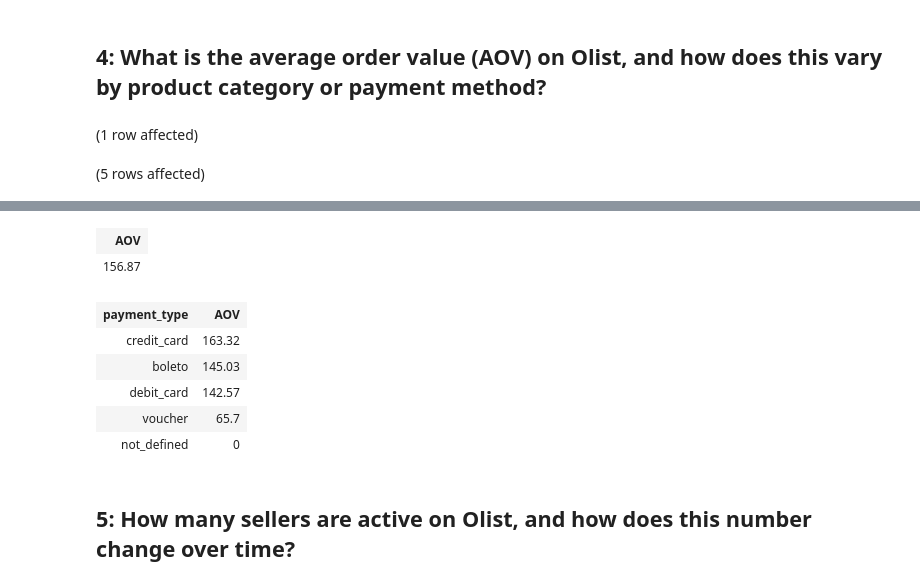
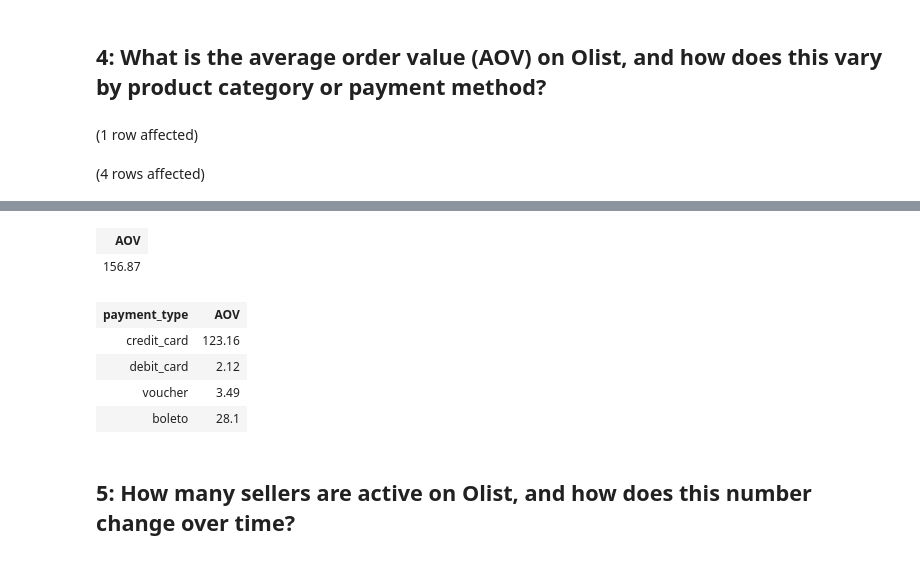
Before and after one commit to Emem-Data/Olist_Business, a Jupyter notebook: EDA.ipynb, the cells around one changed output, grey strips where cells are left out. Saved outputs shown, nothing was run; the diff lists cells and outputs as text; code cells hidden in the pictures.

```diff
--- a/EDA.ipynb
+++ b/EDA.ipynb
@@ -95,7 +95,7 @@ Total execution time: 00:00:11.035
 ## **4: What is the average order value (AOV) on Olist, and how does this vary by product category or payment method?**
 # %%
 SELECT
-        ROUND((Total_Revenue / Total_Order_Placed), 2) AS AOV
+      ROUND((Total_Revenue / Total_Order_Placed), 2) AS AOV
 FROM (
         SELECT
             SUM(op.payment_value) AS Total_Revenue
@@ -114,11 +114,27 @@ FROM (
             [OlistBusiness].[dbo].[olist_orders_dataset]
     ) AS Orders;
 
-
-SELECT payment_type, ROUND(SUM(payment_value)/COUNT(payment_value), 2) AOV
-FROM OlistBusiness.dbo.olist_order_payments_dataset
-GROUP BY payment_type
-ORDER BY AOV DESC;
+-- AOV BY payment_type
+SELECT
+      payment_type , ROUND((Total_Revenue / Total_Order_Placed), 2) AS AOV
+FROM (
+        SELECT
+            payment_type, SUM(op.payment_value) AS Total_Revenue
+        FROM
+           [OlistBusiness].[dbo].[olist_orders_dataset] AS orders
+        INNER JOIN
+            [OlistBusiness].[dbo].[olist_order_payments_dataset] AS op
+            ON (orders.order_id = op.order_id)
+        WHERE
+            orders.order_status = 'delivered' OR orders.order_status = 'shipped'
+        GROUP BY payment_type
+    ) AS Revenue,
+    (
+        SELECT
+            COUNT(order_id) AS Total_Order_Placed
+        FROM
+            [OlistBusiness].[dbo].[olist_orders_dataset]
+    ) AS Orders;
 # %% [output]
 (1 row affected)
-(5 rows affected)
+(4 rows affected)
@@ -126,11 +142,10 @@ Total execution time: 00:00:09.892
 | AOV |
 | 156.87 |
 | payment_type | AOV |
-| credit_card | 163.32 |
-| boleto | 145.03 |
-| debit_card | 142.57 |
-| voucher | 65.7 |
-| not_defined | 0 |
+| credit_card | 123.16 |
+| debit_card | 2.12 |
+| voucher | 3.49 |
+| boleto | 28.1 |
 # %% [markdown]
 ## **5: How many sellers are active on Olist, and how does this number change over time?**
 # %%
```
Also changed, not shown: parts of 2 cells of this notebook.
